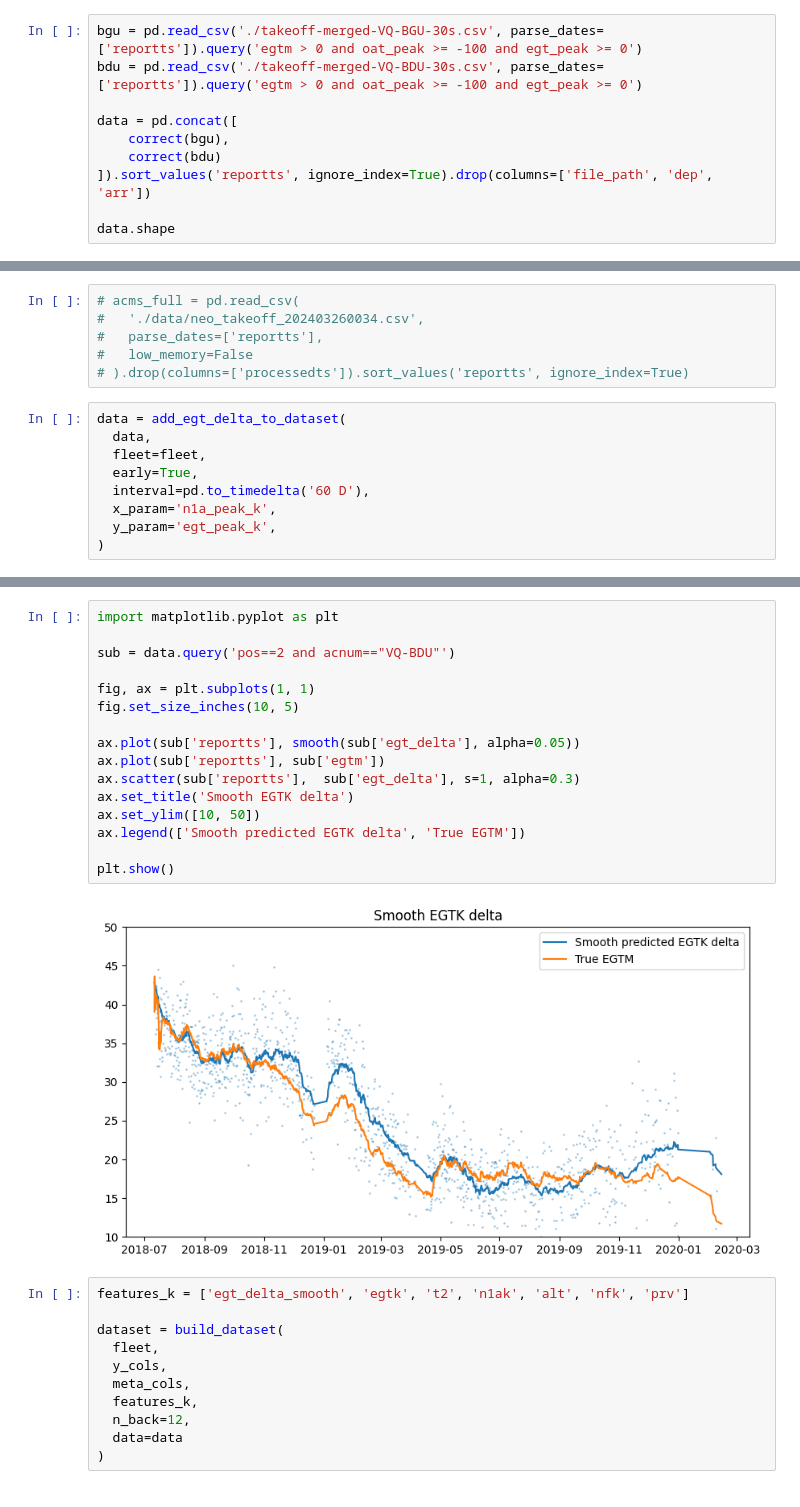
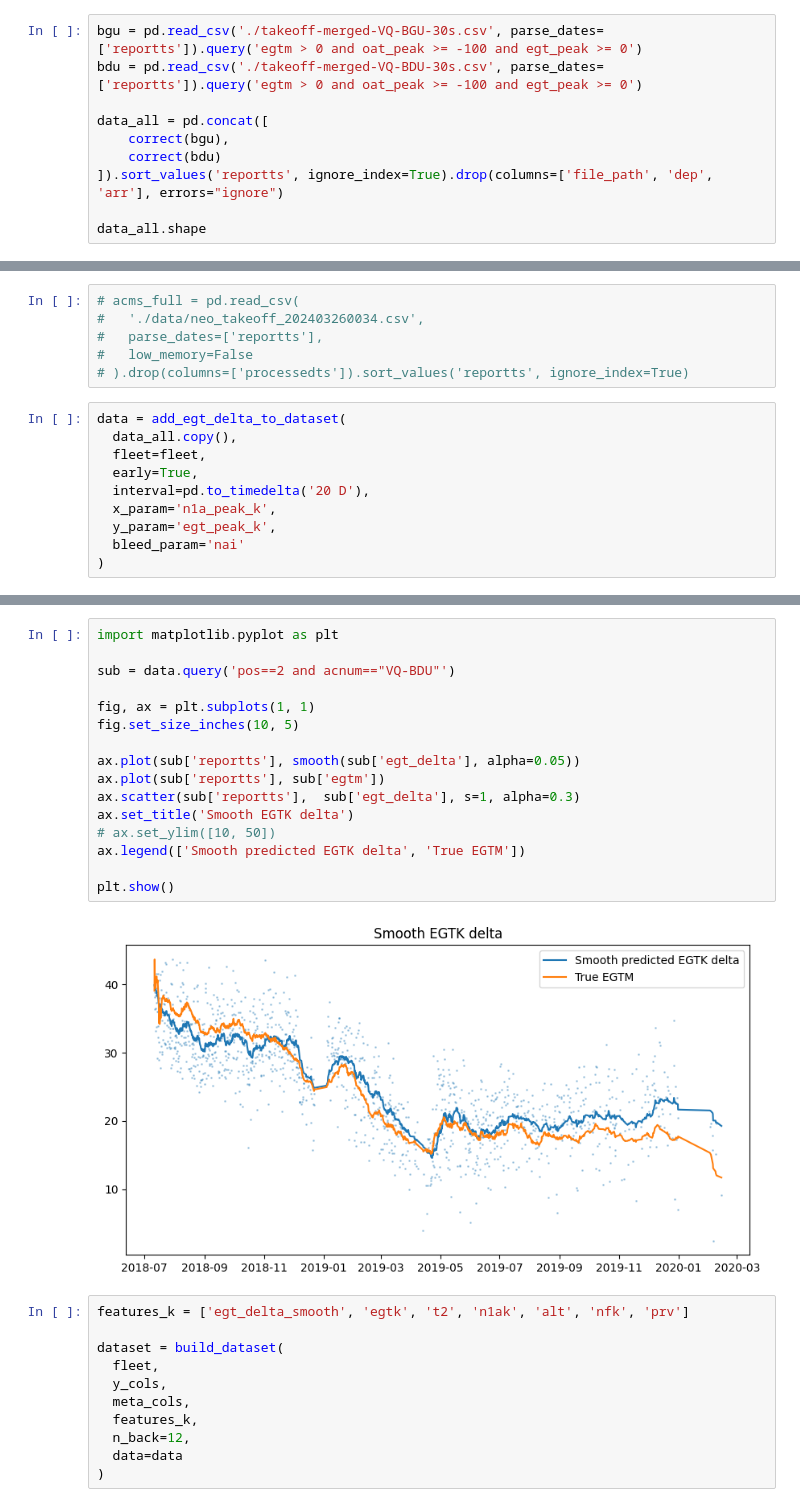
Before and after one commit to skeptlk/ecm, a Jupyter notebook: ex13_early_baselines.ipynb, the cells around one changed output, grey strips where cells are left out. Cells and saved outputs as stored; diff of their text form.

Commit message:
Delta errors analysis

```diff
--- a/ex13_early_baselines.ipynb
+++ b/ex13_early_baselines.ipynb
@@ -10,12 +10,12 @@ meta_cols = ['reportts', 'acnum', 'pos']
 bgu = pd.read_csv('./takeoff-merged-VQ-BGU-30s.csv', parse_dates=['reportts']).query('egtm > 0 and oat_peak >= -100 and egt_peak >= 0')
 bdu = pd.read_csv('./takeoff-merged-VQ-BDU-30s.csv', parse_dates=['reportts']).query('egtm > 0 and oat_peak >= -100 and egt_peak >= 0')
 
-data = pd.concat([
+data_all = pd.concat([
     correct(bgu),
     correct(bdu)
-]).sort_values('reportts', ignore_index=True).drop(columns=['file_path', 'dep', 'arr'])
+]).sort_values('reportts', ignore_index=True).drop(columns=['file_path', 'dep', 'arr'], errors="ignore")
 
-data.shape
+data_all.shape
 # %% [output]
 (3727, 218)
 # %%
@@ -26,10 +26,11 @@ data.shape
 # ).drop(columns=['processedts']).sort_values('reportts', ignore_index=True)
 # %%
 data = add_egt_delta_to_dataset(
-  data,
+  data_all.copy(),
   fleet=fleet,
   early=True,
-  interval=pd.to_timedelta('60 D'),
+  interval=pd.to_timedelta('20 D'),
   x_param='n1a_peak_k',
   y_param='egt_peak_k',
+  bleed_param='nai'
 )
@@ -36,21 +45,21 @@ data = add_egt_delta_to_dataset(
 # %%
 import matplotlib.pyplot as plt
 
 sub = data.query('pos==2 and acnum=="VQ-BDU"')
 
 fig, ax = plt.subplots(1, 1)
 fig.set_size_inches(10, 5)
 
 ax.plot(sub['reportts'], smooth(sub['egt_delta'], alpha=0.05))
 ax.plot(sub['reportts'], sub['egtm'])
 ax.scatter(sub['reportts'],  sub['egt_delta'], s=1, alpha=0.3)
 ax.set_title('Smooth EGTK delta')
-ax.set_ylim([10, 50])
+# ax.set_ylim([10, 50])
 ax.legend(['Smooth predicted EGTK delta', 'True EGTM'])
 
 plt.show()
 # %% [output]
-[figure, old version]
+[figure, new version]
 # %%
 features_k = ['egt_delta_smooth', 'egtk', 't2', 'n1ak', 'alt', 'nfk', 'prv']
 
```
Also changed, not shown: parts of 4 cells of this notebook, 2 other files.
